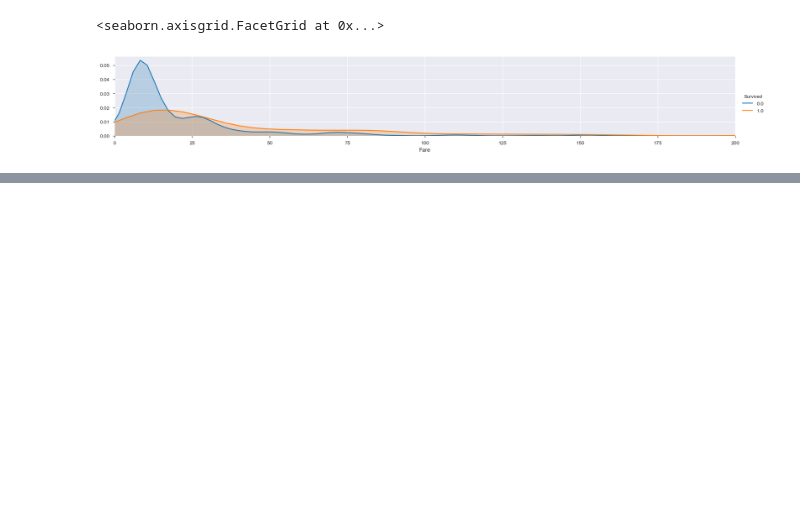
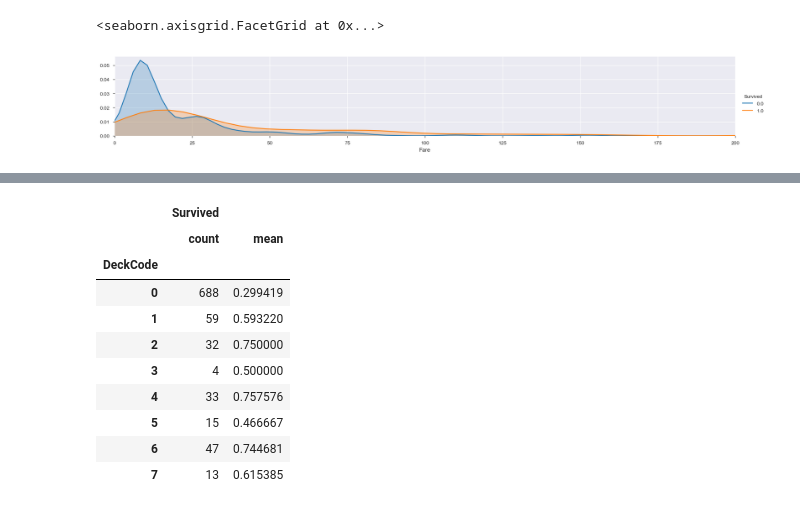
Before and after one commit to aki-06/XGBoost, a Jupyter notebook: XGBoost.ipynb, the cells around one changed output, grey strips where cells are left out. Drawn from its saved outputs; the diff is of its cells as text; code cells hidden in the pictures; blank space fills up the shorter version.

Commit message:
Cabinの特徴量エンジニアリング

```diff
--- a/XGBoost.ipynb
+++ b/XGBoost.ipynb
@@ -306,0 +327,2 @@ data[['Fare', '']]
+# %%
+data['Embarked'] = data['Embarked'].fillna('S')
@@ -306,0 +377,28 @@ data[['Fare', '']]
+# %%
+data['DeckCode'] = (data['Cabin']\
+                                    .str.slice(0, 1)
+                                    .map({
+                                        'C': 1,
+                                        'E': 2,
+                                        'G': 3,
+                                        'D': 4,
+                                        'A': 5,
+                                        'B': 6,
+                                        'F': 7
+                                    })\
+                                    .fillna(0)\
+                                    .astype(int))
+# %%
+data[['DeckCode', 'Survived']].groupby('DeckCode').agg(['count', 'mean'])
+# %% [output]
+|  | Survived |  |
+|  | count | mean |
+| DeckCode |  |  |
+| 0 | 688 | 0.299419 |
+| 1 | 59 | 0.593220 |
+| 2 | 32 | 0.750000 |
+| 3 | 4 | 0.500000 |
+| 4 | 33 | 0.757576 |
+| 5 | 15 | 0.466667 |
+| 6 | 47 | 0.744681 |
+| 7 | 13 | 0.615385 |
```
Also changed, not shown: parts of 10 cells of this notebook.
